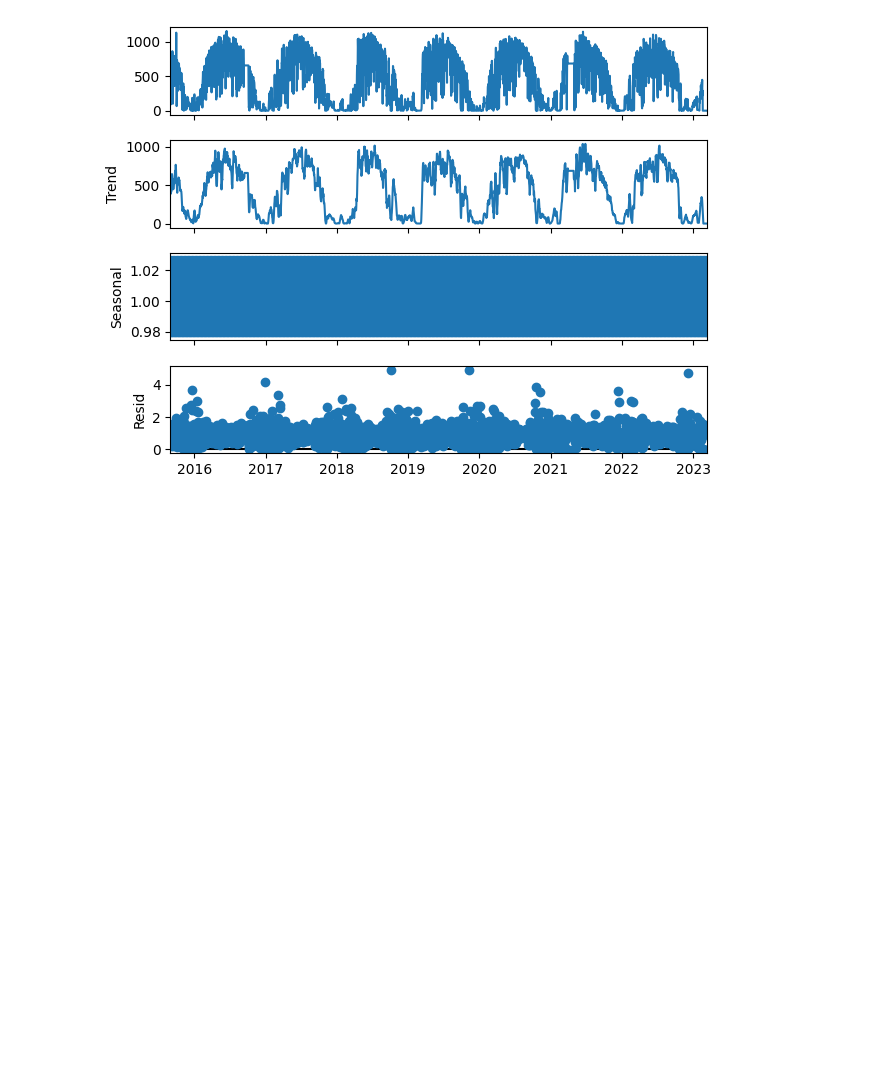
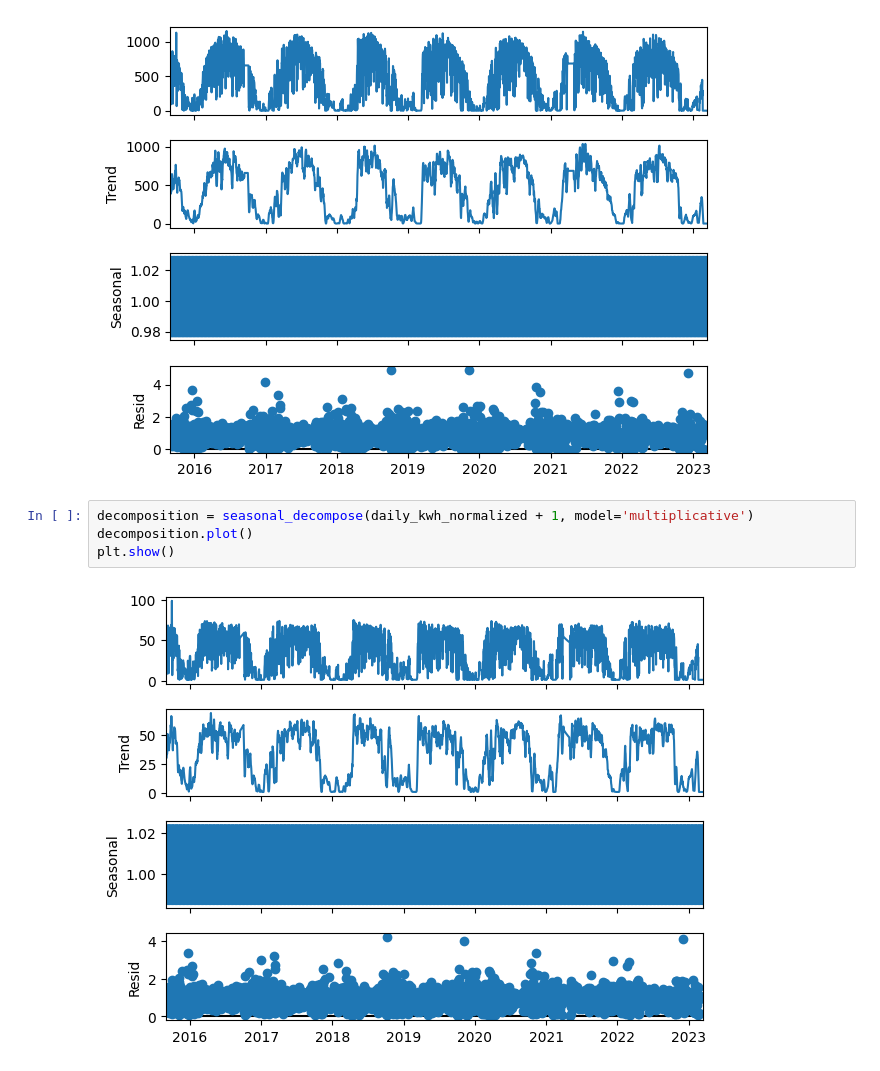
Before and after one commit to LorenNuyts/target_transformations, a Jupyter notebook: data/raw_data/solar_energy_production.ipynb, the cells around one changed output. Saved outputs shown, nothing was run; the diff lists cells and outputs as text; blank space fills up the shorter version.

```diff
--- a/data/raw_data/solar_energy_production.ipynb
+++ b/data/raw_data/solar_energy_production.ipynb
@@ -253,3 +266,9 @@ decomposition.plot()
 plt.show()
 # %% [output]
 [figure]
+# %%
+decomposition = seasonal_decompose(daily_kwh_normalized + 1, model='multiplicative')
+decomposition.plot()
+plt.show()
+# %% [output]
+[figure, added]
```
Also changed, not shown: parts of 15 cells of this notebook, 11 other files.
